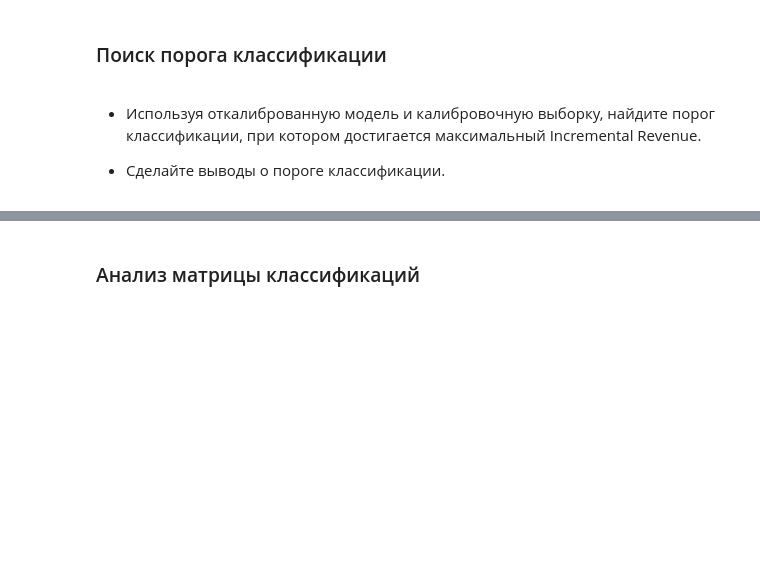
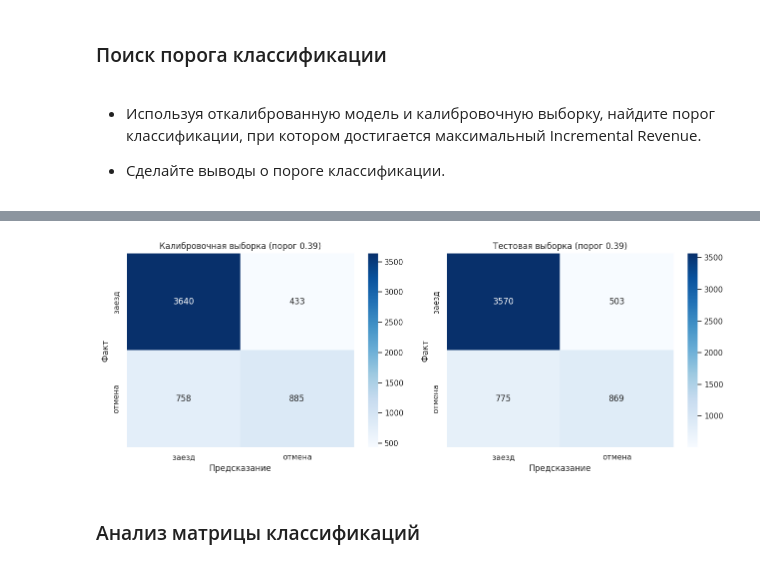
Before and after one commit to 2Myaka2/DataScience_projects, a Jupyter notebook: project4_final.ipynb, the cells around one changed output, grey strips where cells are left out. Saved outputs shown, nothing was run; the diff lists cells and outputs as text; code cells hidden in the pictures; blank space fills up the shorter version.

```diff
--- a/project4_final.ipynb
+++ b/project4_final.ipynb
@@ -2021,0 +2151,11 @@ print(f"\nЛучшая модель: {best_model_name}")
+# %%
+# Предсказания с зафиксированным порогом
+proba_test = calibrated_model.predict_proba(X_test_enc)[:, 1]
+
+y_calib_pred = (proba_calib >= best_thr).astype(int)
+y_test_pred = (proba_test >= best_thr).astype(int)
+
+print("Порог зафиксирован по калибровочной выборке:", round(best_thr, 2), "\n")
+ir_calib = ir_report(y_calib, y_calib_pred, title="КАЛИБРОВОЧНАЯ выборка:")
+print()
+ir_test = ir_report(y_test, y_test_pred, title="ТЕСТОВАЯ выборка:")
@@ -2022,3 +2201,23 @@ print(f"\nЛучшая модель: {best_model_name}")
+# %%
+fig, axes = plt.subplots(1, 2, figsize=(13, 5))
+
+for ax, (y_true, y_pred, name) in zip(
+    axes,
+    [(y_calib, y_calib_pred, "Калибровочная"),
+     (y_test, y_test_pred, "Тестовая")],
+):
+    cm = confusion_matrix(y_true, y_pred, labels=[0, 1])
+    sns.heatmap(cm, annot=True, fmt="d", cmap="Blues", ax=ax,
+                xticklabels=["заезд", "отмена"],
+                yticklabels=["заезд", "отмена"])
+    ax.set_title(f"{name} выборка (порог {best_thr:.2f})")
+    ax.set_xlabel("Предсказание")
+    ax.set_ylabel("Факт")
+
+plt.tight_layout()
+plt.show()
+# %% [output]
+[figure, added]
 # %% [markdown]
 ### Анализ матрицы классификаций
 # %% [markdown]
```
Also changed, not shown: parts of 13 cells of this notebook, 6 other files.
